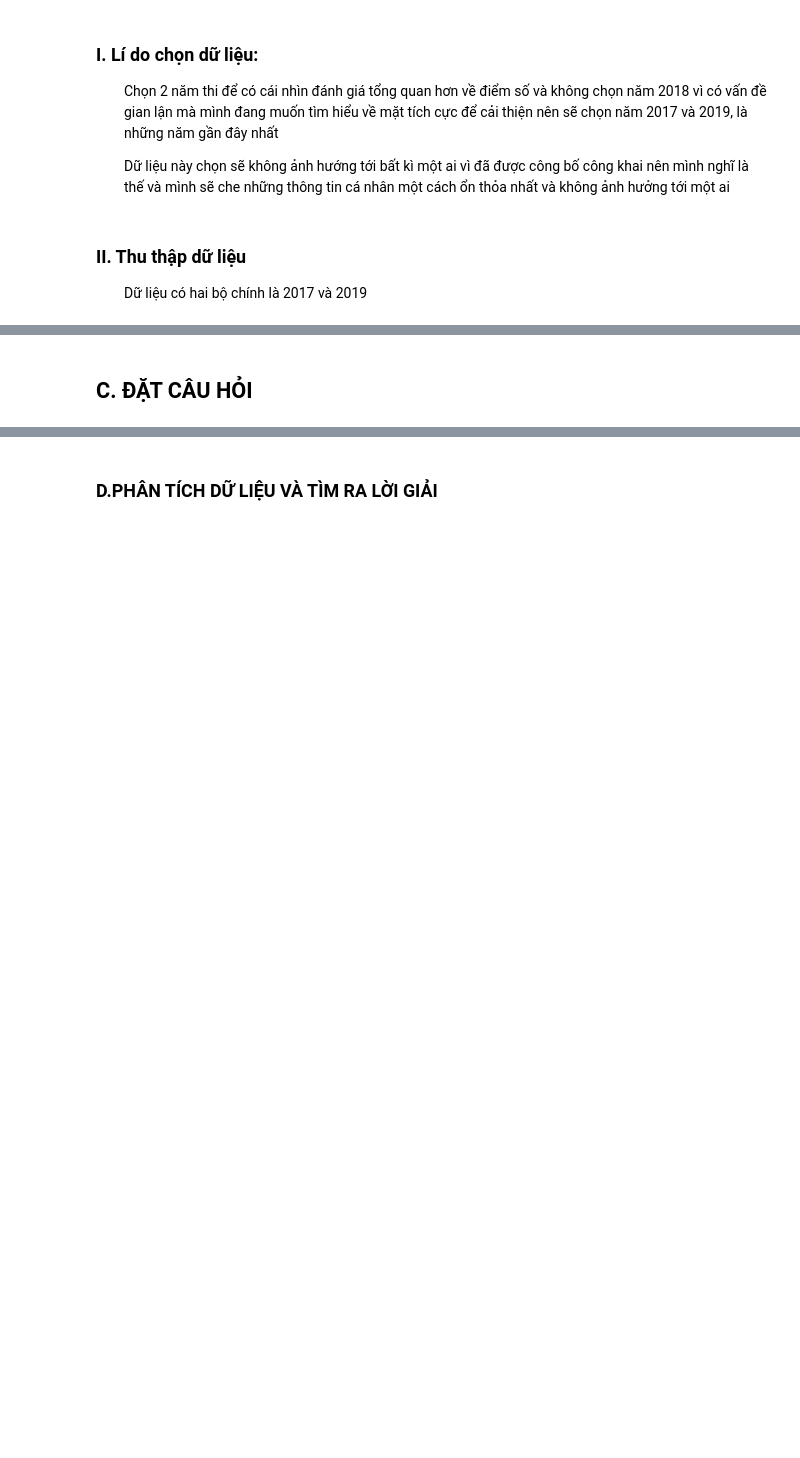
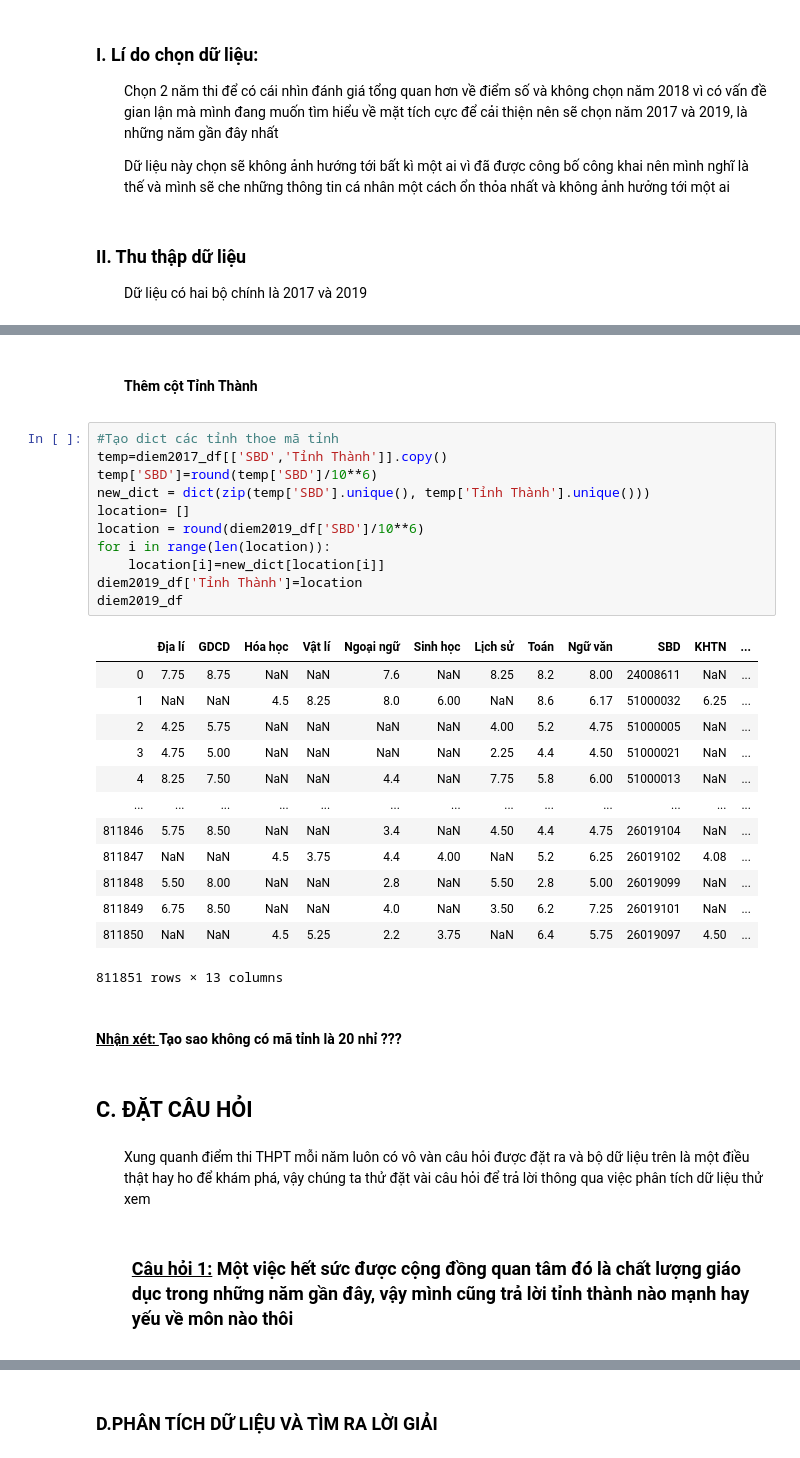
Before and after one commit to ngocbinh53/KHDL, a Jupyter notebook: 1712293-NguyenNgocBinh.ipynb, the cells around one changed output, grey strips where cells are left out. Drawn from its saved outputs; the diff is of its cells as text; blank space fills up the shorter version.

```diff
--- a/1712293-NguyenNgocBinh.ipynb
+++ b/1712293-NguyenNgocBinh.ipynb
@@ -27,2 +155,35 @@
+# %% [markdown]
+#### <ul>Thêm cột Tỉnh Thành</ul>
+# %%
+#Tạo dict các tỉnh thoe mã tỉnh
+temp=diem2017_df[['SBD','Tỉnh Thành']].copy()
+temp['SBD']=round(temp['SBD']/10**6)
+new_dict = dict(zip(temp['SBD'].unique(), temp['Tỉnh Thành'].unique()))
+location= []
+location = round(diem2019_df['SBD']/10**6)
+for i in range(len(location)):
+    location[i]=new_dict[location[i]]
+diem2019_df['Tỉnh Thành']=location
+diem2019_df
+# %% [output]
+|  | Địa lí | GDCD | Hóa học | Vật lí | Ngoại ngữ | Sinh học | Lịch sử | Toán | Ngữ văn | SBD | KHTN | ... |
+| 0 | 7.75 | 8.75 | NaN | NaN | 7.6 | NaN | 8.25 | 8.2 | 8.00 | 24008611 | NaN | ... |
+| 1 | NaN | NaN | 4.5 | 8.25 | 8.0 | 6.00 | NaN | 8.6 | 6.17 | 51000032 | 6.25 | ... |
+| 2 | 4.25 | 5.75 | NaN | NaN | NaN | NaN | 4.00 | 5.2 | 4.75 | 51000005 | NaN | ... |
+| 3 | 4.75 | 5.00 | NaN | NaN | NaN | NaN | 2.25 | 4.4 | 4.50 | 51000021 | NaN | ... |
+| 4 | 8.25 | 7.50 | NaN | NaN | 4.4 | NaN | 7.75 | 5.8 | 6.00 | 51000013 | NaN | ... |
+| ... | ... | ... | ... | ... | ... | ... | ... | ... | ... | ... | ... | ... |
+| 811846 | 5.75 | 8.50 | NaN | NaN | 3.4 | NaN | 4.50 | 4.4 | 4.75 | 26019104 | NaN | ... |
+| 811847 | NaN | NaN | 4.5 | 3.75 | 4.4 | 4.00 | NaN | 5.2 | 6.25 | 26019102 | 4.08 | ... |
+| 811848 | 5.50 | 8.00 | NaN | NaN | 2.8 | NaN | 5.50 | 2.8 | 5.00 | 26019099 | NaN | ... |
+| 811849 | 6.75 | 8.50 | NaN | NaN | 4.0 | NaN | 3.50 | 6.2 | 7.25 | 26019101 | NaN | ... |
+| 811850 | NaN | NaN | 4.5 | 5.25 | 2.2 | 3.75 | NaN | 6.4 | 5.75 | 26019097 | 4.50 | ... |
+811851 rows × 13 columns
+# %% [markdown]
+#### <u>Nhận xét: </u> Tạo sao không có mã tỉnh là 20 nhỉ ???
 # %% [markdown]
 ## C. ĐẶT CÂU HỎI
+# %% [markdown]
+<ul>Xung quanh điểm thi THPT mỗi năm luôn có vô vàn câu hỏi được đặt ra và bộ dữ liệu trên là một điều thật hay ho để khám phá, vậy chúng ta thử đặt vài câu hỏi để trả lời thông qua việc phân tích dữ liệu thử xem </ul>
+# %% [markdown]
+### <ul><u>Câu hỏi 1:</u> Một việc hết sức được cộng đồng quan tâm đó là chất lượng giáo dục trong những năm gần đây, vậy mình cũng trả lời tỉnh thành nào mạnh hay yếu về môn nào thôi </ul>
```
Also changed, not shown: parts of 23 cells of this notebook.
